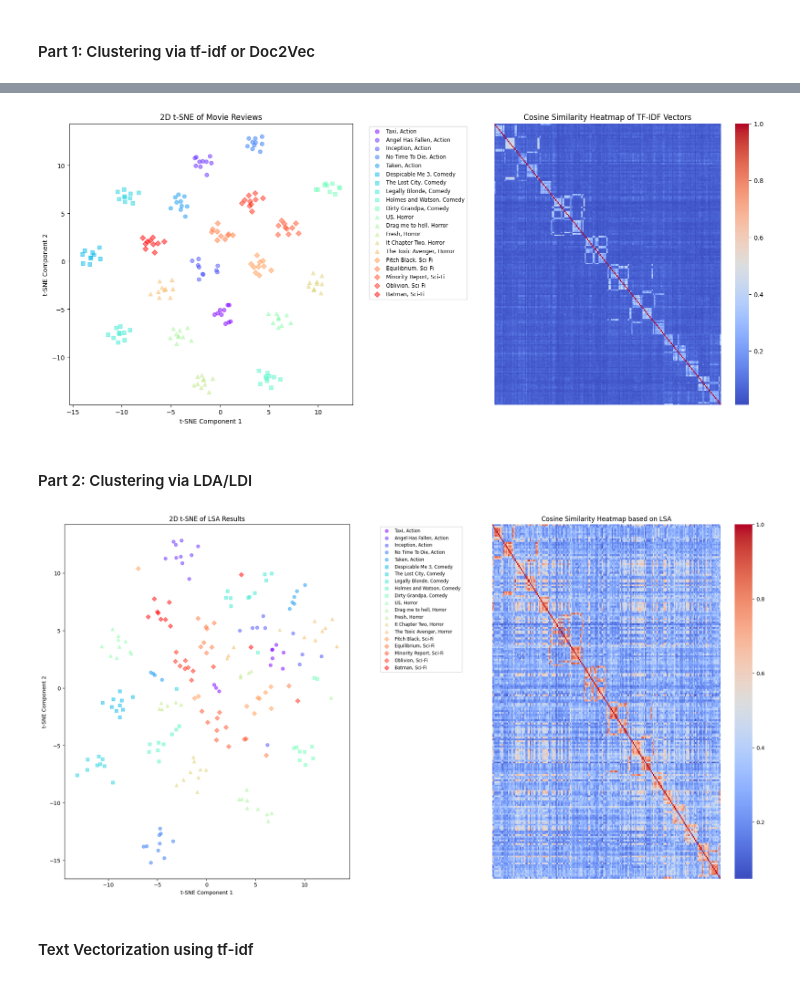
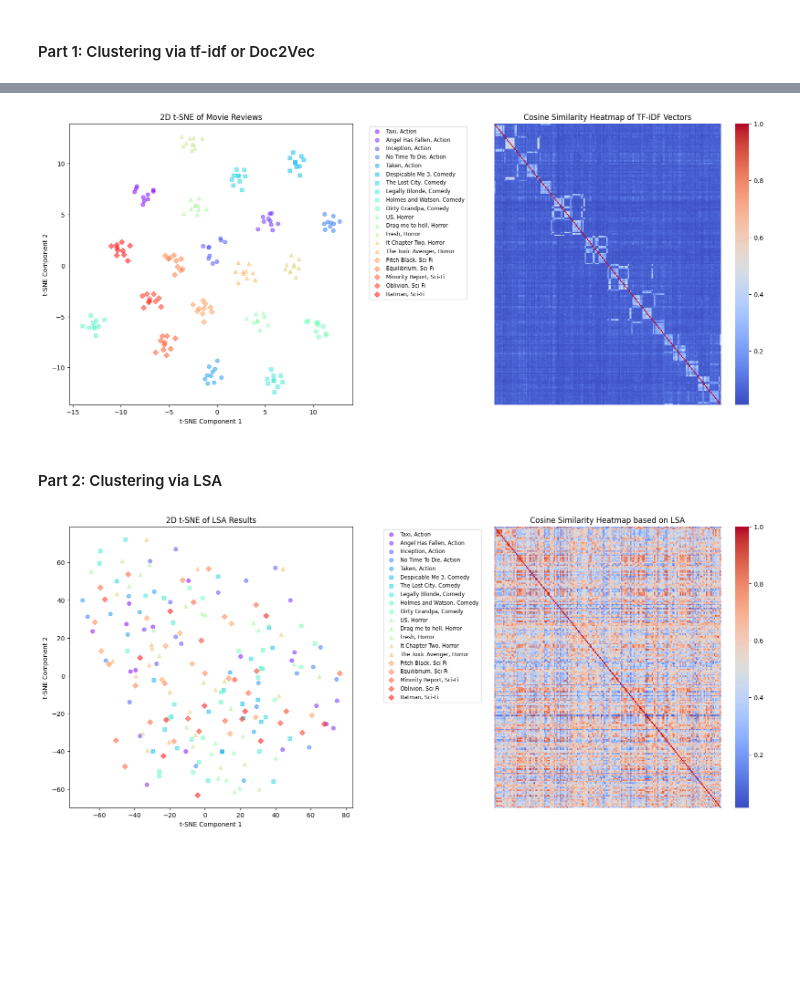
Before and after one commit to hayashady/NU_MSDS, a Jupyter notebook: 453 - Natural Language Processing/453.4 - Dimensionality Reduction for NLP (Topic Modeling)/453.4 Discussion - Implicit Clusters, Semantic Analysis, and Topic Models.ipynb, the cells around one changed output, grey strips where cells are left out. Saved outputs shown, nothing was run; the diff lists cells and outputs as text; code cells hidden in the pictures; blank space fills up the shorter version.

```diff
--- a/453 - Natural Language Processing/453.4 - Dimensionality Reduction for NLP (Topic Modeling)/453.4 Discussion - Implicit Clusters, Semantic Analysis, and Topic Models.ipynb
+++ b/453 - Natural Language Processing/453.4 - Dimensionality Reduction for NLP (Topic Modeling)/453.4 Discussion - Implicit Clusters, Semantic Analysis, and Topic Models.ipynb
@@ -88,39 +89,3 @@ if len(markers) < len(unique_genres):
 marker_map = dict(zip(unique_genres, markers))
 # %% [markdown]
 #### Part 1: Clustering via tf-idf or Doc2Vec
-# %%
-vectorizer = TfidfVectorizer()  # Consider limiting features for simplicity and efficacy
-X_tfidf = vectorizer.fit_transform(wrangled_data['wrangle_three'].apply(' '.join))
-
-# Model Fitting
-model_knn = NearestNeighbors(metric='cosine', algorithm='brute', n_neighbors=11, n_jobs=-1)
-model_knn.fit(X_tfidf)
-
-# Finding Neighbors (excluding the point itself)
-distances, indices = model_knn.kneighbors(X_tfidf, n_neighbors=11)
-
-
-# Dimensionality Reduction
-X_embedded = TSNE(n_components=2,init='random').fit_transform(X_tfidf)
-
-plt.figure(figsize=(12, 12))
-
-# Loop through each title-genre combination and plot with corresponding color and marker
-for title in unique_titles:
-    for genre in unique_genres:
-        mask = (wrangled_data['Movie Title'] == title) & (wrangled_data['Genre of Movie'] == genre)
-        if mask.sum() == 0:  # Skip if there are no matching records
-            continue
-
-        plt.scatter(
-            X_embedded[mask, 0], X_embedded[mask, 1],
-            color=color_map[title], marker=marker_map[genre],
-            alpha=0.5, label=f"{title}, {genre}"
-        )
-
-# Place a legend to the right of the plot
-plt.legend(bbox_to_anchor=(1.05, 1), loc='upper left', fontsize='small')
-plt.xlabel('t-SNE Component 1')
-plt.ylabel('t-SNE Component 2')
-plt.title('2D t-SNE of Movie Reviews')
-plt.show()
@@ -179,9 +142,9 @@ sns.heatmap(cosine_sim, ax=ax, cmap='coolwarm', xticklabels=False, yticklabels=F
 ax.set_title('Cosine Similarity Heatmap of TF-IDF Vectors')
 plt.show()
 # %% [output]
-[figure, old version]
+[figure, new version]
 # %% [markdown]
-#### Part 2: Clustering via LDA/LDI
+#### Part 2: Clustering via LSA
 # %%
 
 
@@ -192,50 +155,48 @@ plt.show()
 def dummy(doc):
     return doc
 
-vectorizer = CountVectorizer(tokenizer=dummy, preprocessor=dummy, max_features=5000)
+vectorizer = CountVectorizer(tokenizer=dummy, preprocessor=dummy)
 X_count = vectorizer.fit_transform(wrangled_data['wrangle_three'])
 
 # Fit LSA model using TruncatedSVD
-lsa = TruncatedSVD(n_components=50, random_state=42)  # using 50 components to capture more variance
+lsa = TruncatedSVD(n_components=20, random_state=42)  # using 50 components to capture more variance
 X_lsa = lsa.fit_transform(X_count)
 
 # t-SNE for Dimensionality Reduction on LSA results
-X_tsne = TSNE(n_components=2, random_state=42).fit_transform(X_lsa)
+X_tsne = TSNE(n_components=50, random_state=42).fit_transform(X_lsa)
 
 # Cosine Similarity based on LSA results
 cosine_sim = cosine_similarity(X_lsa)
 
 # Creating Subplots: 1 row, 2 columns
-fig, axs = plt.subplots(1, 2, figsize=(24, 12))
+fig, axs = plt.subplots(1, 2, figsize=(20, 8))
 plt.subplots_adjust(wspace=0.5) # adjust space between plots
 
 # 1st subplot: t-SNE Visualization
 ax = axs[0]
 
 for title in unique_titles:
     for genre in unique_genres:
         mask = (wrangled_data['Movie Title'] == title) & (wrangled_data['Genre of Movie'] == genre)
         if mask.sum() == 0:
             continue
 
         ax.scatter(
             X_tsne[mask, 0], X_tsne[mask, 1],
             color=color_map[title], marker=marker_map[genre],
             alpha=0.5, label=f"{title}, {genre}"
         )
 
 ax.legend(bbox_to_anchor=(1.1, 1), loc='upper left', fontsize='small')
 ax.set_xlabel('t-SNE Component 1')
 ax.set_ylabel('t-SNE Component 2')
 ax.set_title('2D t-SNE of LSA Results')
 
 # 2nd subplot: Cosine Similarity Heatmap
 ax = axs[1]
 sns.heatmap(cosine_sim, ax=ax, cmap='coolwarm', xticklabels=False, yticklabels=False)
 ax.set_title('Cosine Similarity Heatmap based on LSA')
 
 plt.show()
 # %% [output]
-[figure, old version]
+[figure, new version]
-# %% [markdown]
-#### Text Vectorization using tf-idf
```
Also changed, not shown: parts of 17 cells of this notebook.
